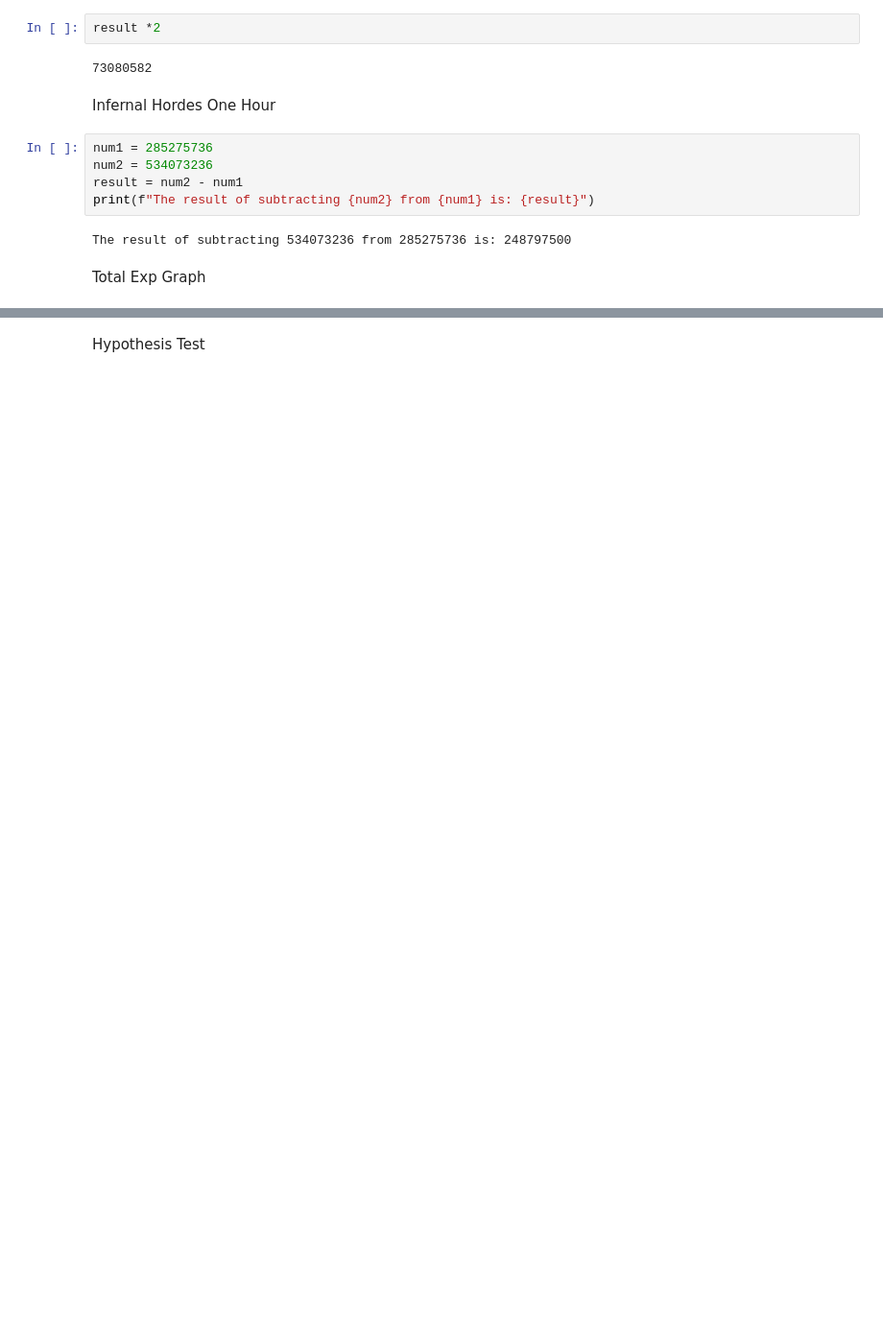
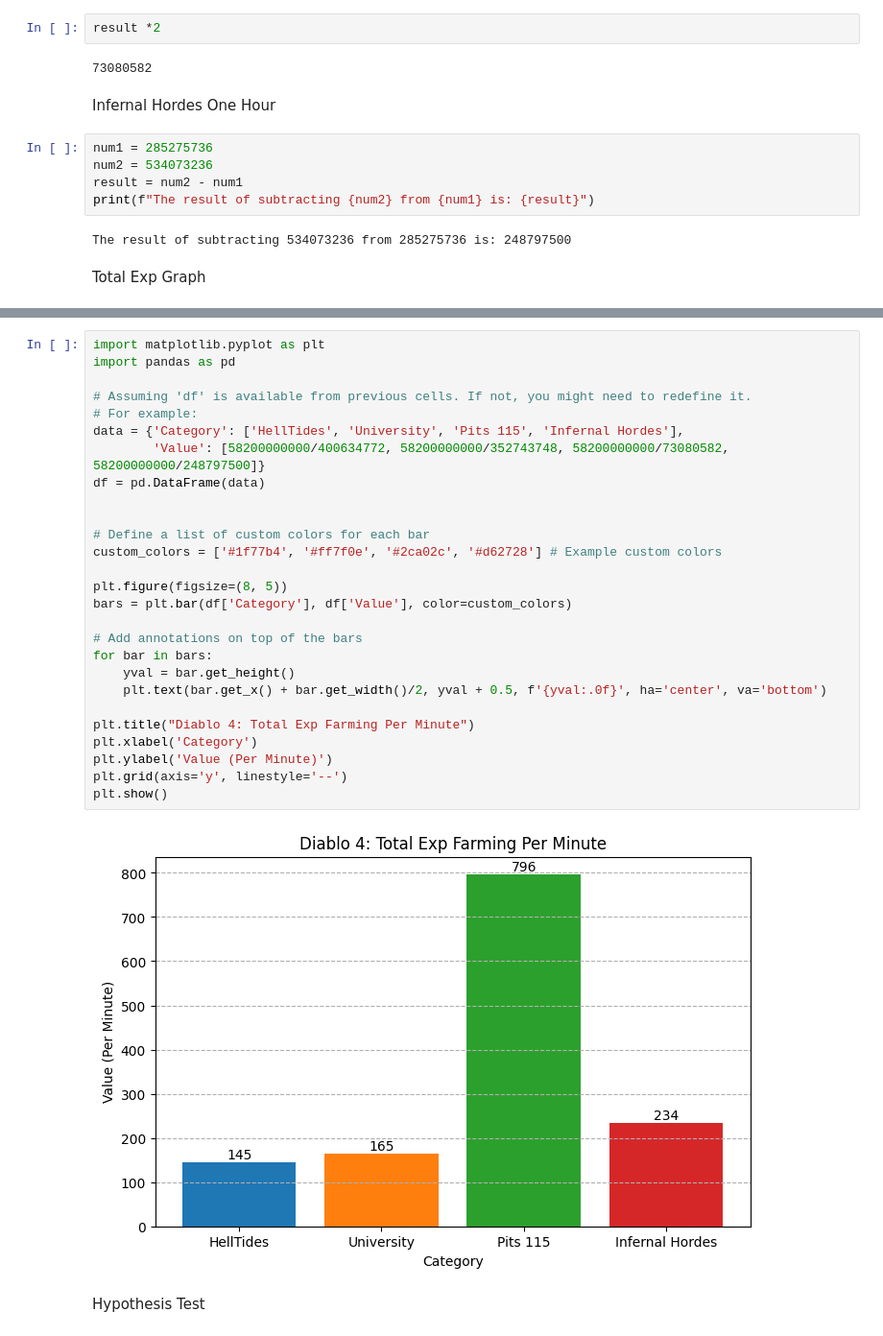
Before and after one commit to jonnie763/Jonathan-Rius-Various-Projects-, a Jupyter notebook: Diablo_4_Exp.ipynb, the cells around one changed output, grey strips where cells are left out. Shown at 96% size. Cells and saved outputs as stored; diff of their text form; blank space fills up the shorter version.

```diff
--- a/Diablo_4_Exp.ipynb
+++ b/Diablo_4_Exp.ipynb
@@ -115,2 +108,31 @@ fig.show()
+# %%
+import matplotlib.pyplot as plt
+import pandas as pd
+
+# Assuming 'df' is available from previous cells. If not, you might need to redefine it.
+# For example:
+data = {'Category': ['HellTides', 'University', 'Pits 115', 'Infernal Hordes'],
+        'Value': [58200000000/400634772, 58200000000/352743748, 58200000000/73080582, 58200000000/248797500]}
+df = pd.DataFrame(data)
+
+
+# Define a list of custom colors for each bar
+custom_colors = ['#1f77b4', '#ff7f0e', '#2ca02c', '#d62728'] # Example custom colors
+
+plt.figure(figsize=(8, 5))
+bars = plt.bar(df['Category'], df['Value'], color=custom_colors)
+
+# Add annotations on top of the bars
+for bar in bars:
+    yval = bar.get_height()
+    plt.text(bar.get_x() + bar.get_width()/2, yval + 0.5, f'{yval:.0f}', ha='center', va='bottom')
+
+plt.title("Diablo 4: Total Exp Farming Per Minute")
+plt.xlabel('Category')
+plt.ylabel('Value (Per Minute)')
+plt.grid(axis='y', linestyle='--')
+plt.show()
+# %% [output]
+[figure, added]
 # %% [markdown]
 Hypothesis Test
```
Also changed, not shown: parts of 5 cells of this notebook.
